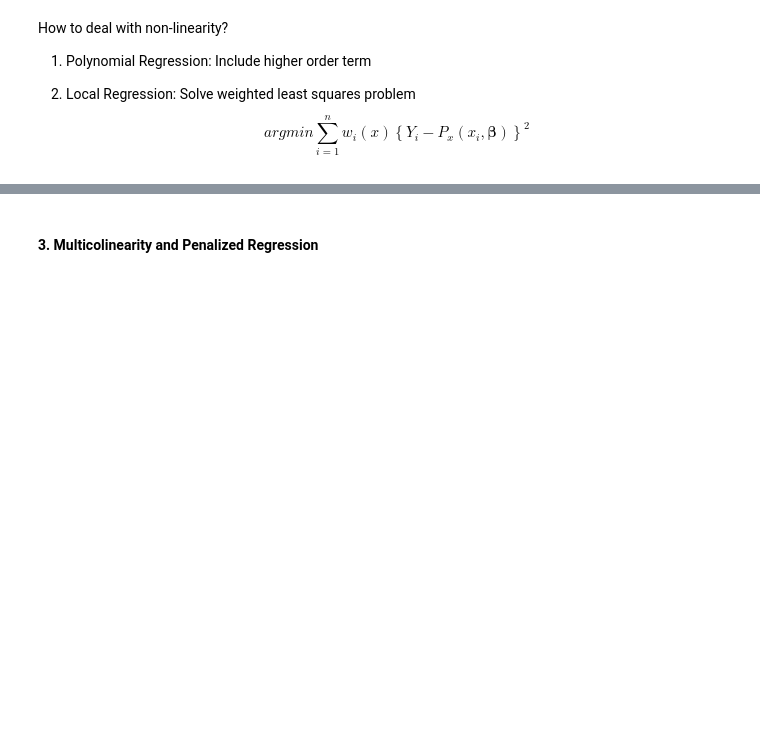
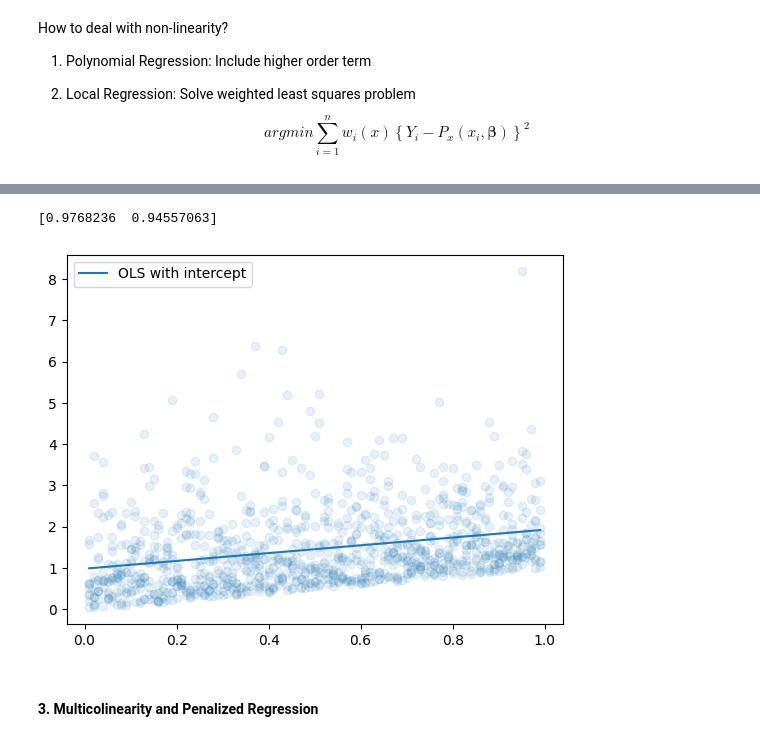
Before and after one commit to MarkHendricks/finm-portfolio-2023, a Jupyter notebook: review/Portfolio 2023 - TA Review Session 3.ipynb, the cells around one changed output, grey strips where cells are left out. Cells and saved outputs as stored; diff of their text form; code cells hidden in the pictures; blank space fills up the shorter version.

```diff
--- a/review/Portfolio 2023 - TA Review Session 3.ipynb
+++ b/review/Portfolio 2023 - TA Review Session 3.ipynb
@@ -369,3 +377,19 @@ plt.plot(x, b3[0] + b3[1] * x + b3[2] * x**2, label = 'OLS with intercept')
+# %%
+n=10
+x = np.concatenate([np.arange(0.01, 1, 0.01)] * n)
+y = x + np.random.exponential(1, len(x))
+
+m1 = sm.OLS(y, sm.add_constant(x)).fit()
+b1 = m1.params
+
+plt.scatter(x, y, alpha = 0.1)
+plt.plot(x, b1[0] + b1[1] * x, label = 'OLS with intercept')
+plt.legend()
+
+print(b1)
+# %% [output]
+[0.9768236  0.94557063]
+[figure, added]
 # %% [markdown]
 #### 3. Multicolinearity and Penalized Regression
 # %%
```
Also changed, not shown: parts of 4 cells of this notebook.
